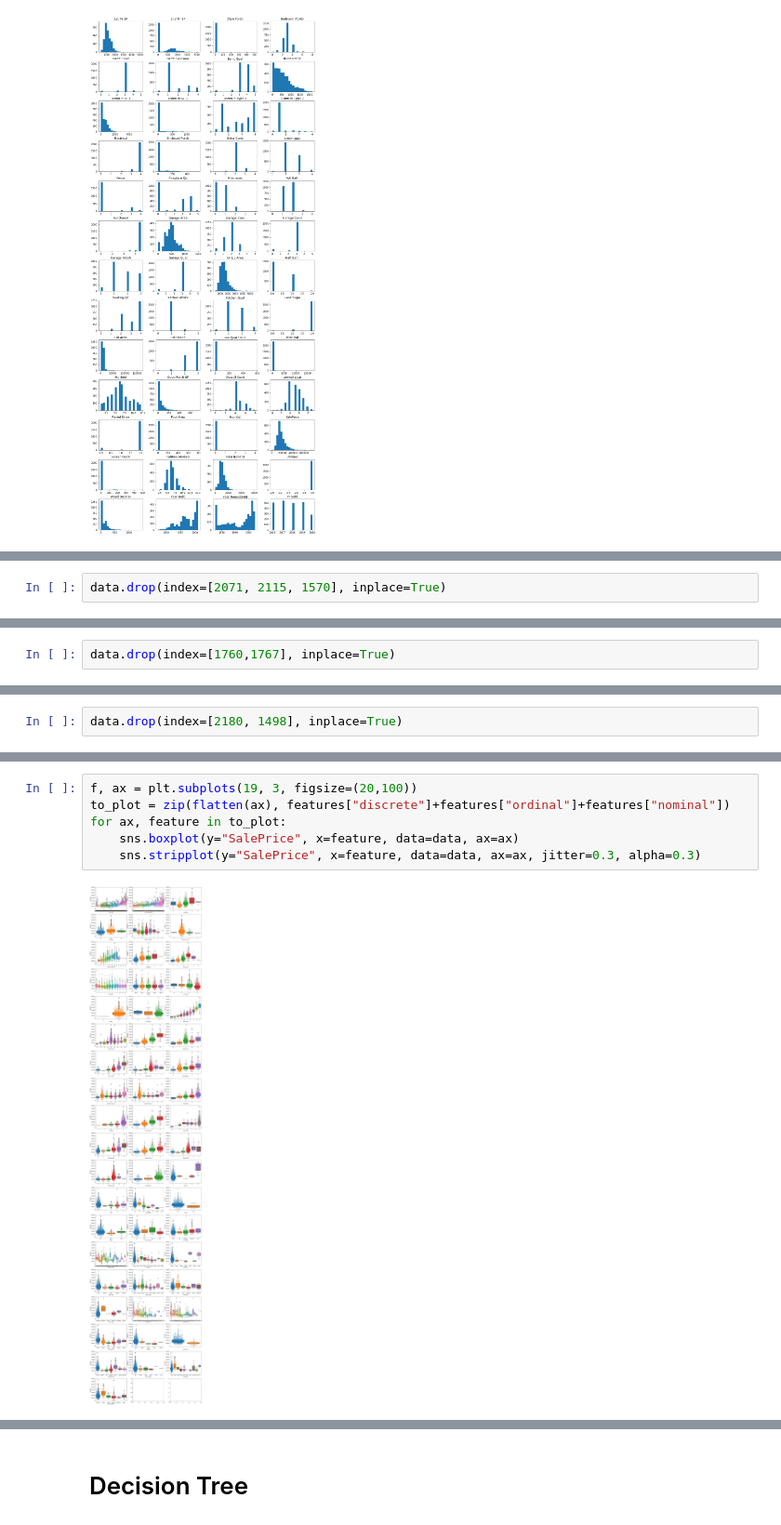
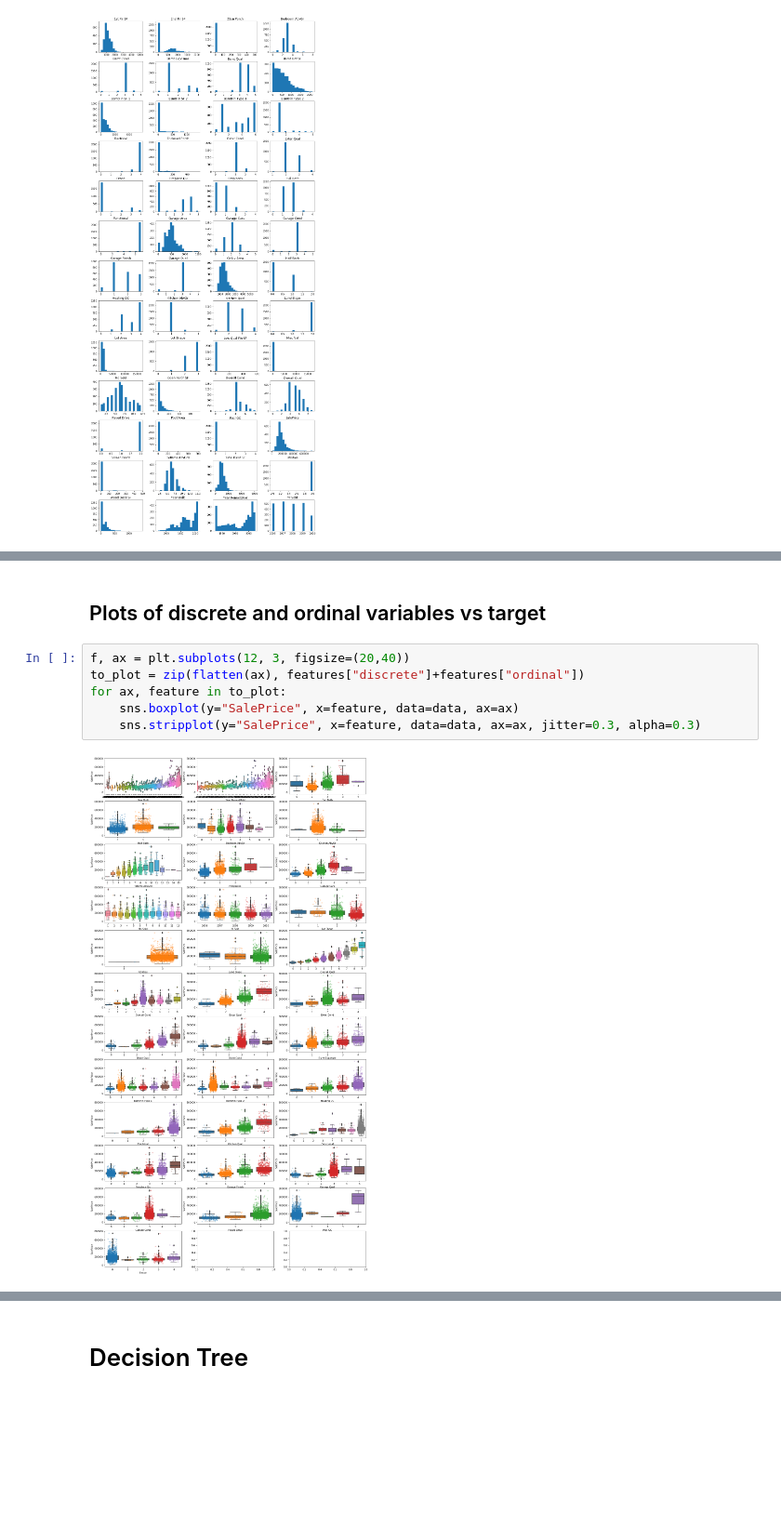
Before and after one commit to coldwhitewinters/ames, a Jupyter notebook: notebooks/housing.ipynb, the cells around one changed output, grey strips where cells are left out. Shown at 93% size. Drawn from its saved outputs; the diff is of its cells as text; blank space fills up the shorter version.

```diff
--- a/notebooks/housing.ipynb
+++ b/notebooks/housing.ipynb
@@ -288,2 +296,0 @@ data.sort_values(by="Lot Area").tail(10)
-# %%
-data.drop(index=[2071, 2115, 1570], inplace=True)
@@ -304,2 +296,0 @@ data.sort_values(by="SalePrice").tail(10)
-# %%
-data.drop(index=[1760,1767], inplace=True)
@@ -320,2 +296,0 @@ data.sort_values(by="BsmtFin SF 1").tail(10)
-# %%
-data.drop(index=[2180, 1498], inplace=True)
@@ -329,8 +306,10 @@ for ax, feature in to_plot:
+# %% [markdown]
+## Plots of discrete and ordinal variables vs target
 # %%
-f, ax = plt.subplots(19, 3, figsize=(20,100))
-to_plot = zip(flatten(ax), features["discrete"]+features["ordinal"]+features["nominal"])
+f, ax = plt.subplots(12, 3, figsize=(20,40))
+to_plot = zip(flatten(ax), features["discrete"]+features["ordinal"])
 for ax, feature in to_plot:
     sns.boxplot(y="SalePrice", x=feature, data=data, ax=ax)
     sns.stripplot(y="SalePrice", x=feature, data=data, ax=ax, jitter=0.3, alpha=0.3)
 # %% [output]
-[figure, old version]
+[figure, new version]
```
Also changed, not shown: parts of 59 cells of this notebook.
